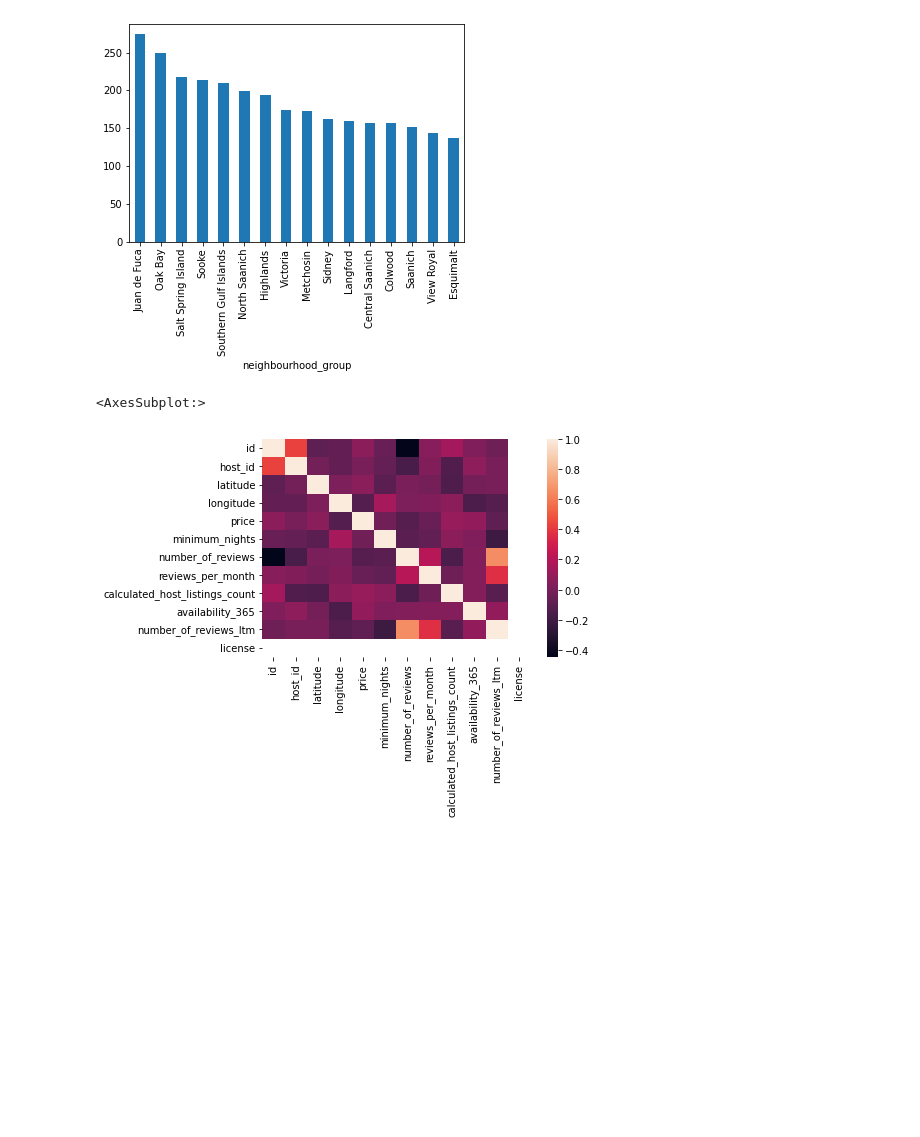
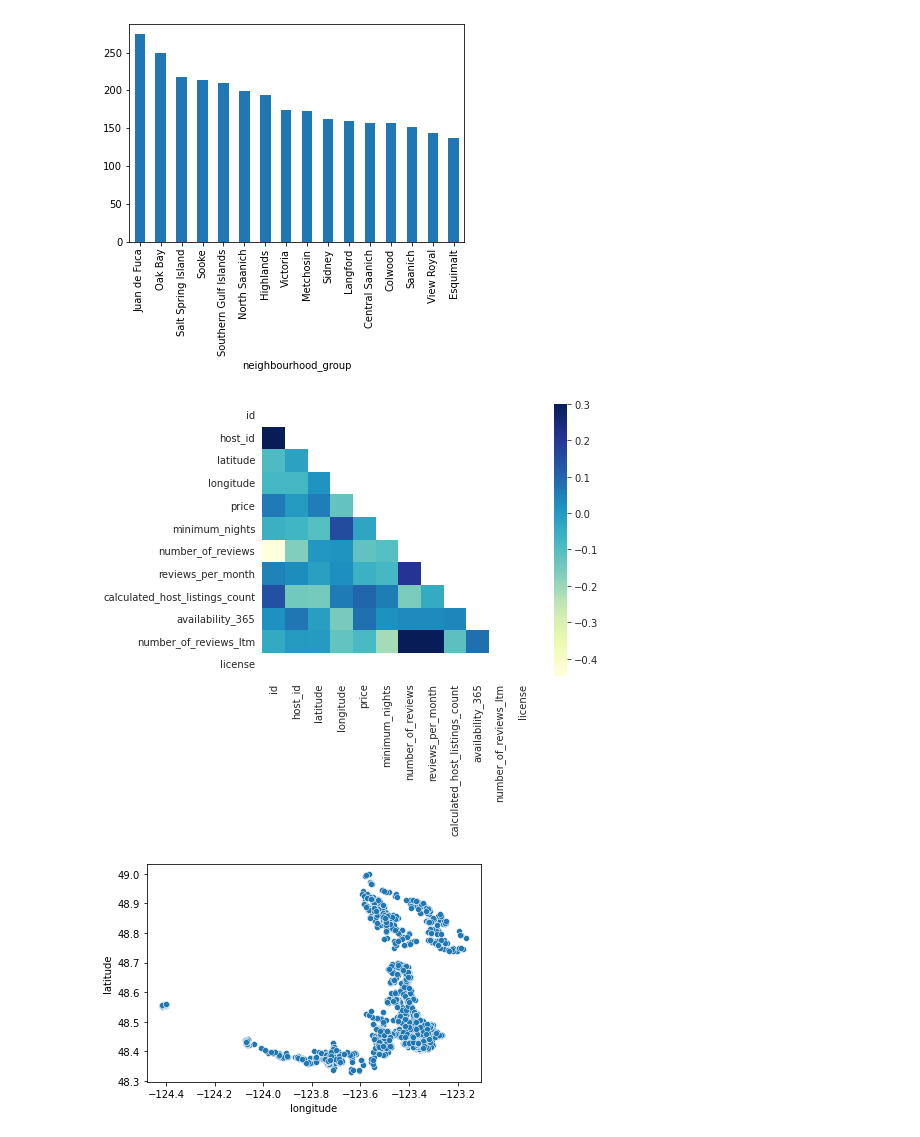
Before and after one commit to julionovoa/airbnb-seattle, a Jupyter notebook: airbnb-victoria.ipynb, the cells around one changed output. Drawn from its saved outputs; the diff is of its cells as text; code cells hidden in the pictures; blank space fills up the shorter version.

```diff
--- a/airbnb-victoria.ipynb
+++ b/airbnb-victoria.ipynb
@@ -50,9 +52,18 @@ listings['neighbourhood_group'].value_counts().plot(kind='bar');
 listings.groupby('neighbourhood_group')['price'].mean().sort_values(ascending=False).plot(kind='bar');
 # %% [output]
 [figure]
+# %%
+# correlation between variables using a heatmap
+corr = listings.corr()
+mask = np.zeros_like(corr)
+mask[np.triu_indices_from(mask)] = True
+with sns.axes_style('white'):
+    f, ax = plt.subplots(figsize=(7, 5))
+    ax = sns.heatmap(corr, mask=mask, vmax=0.3, square=True, cmap='YlGnBu');
+# %% [output]
+[figure, added]
 # %%
-# correlation between ratings and price
-sns.heatmap(listings.corr())
+# correlation between price and number_of_reviews
+sns.scatterplot(x=listings['longitude'], y=listings['latitude']);
 # %% [output]
-<AxesSubplot:>
-[figure, old version]
+[figure, new version]
```
Also changed, not shown: parts of 2 cells of this notebook.
